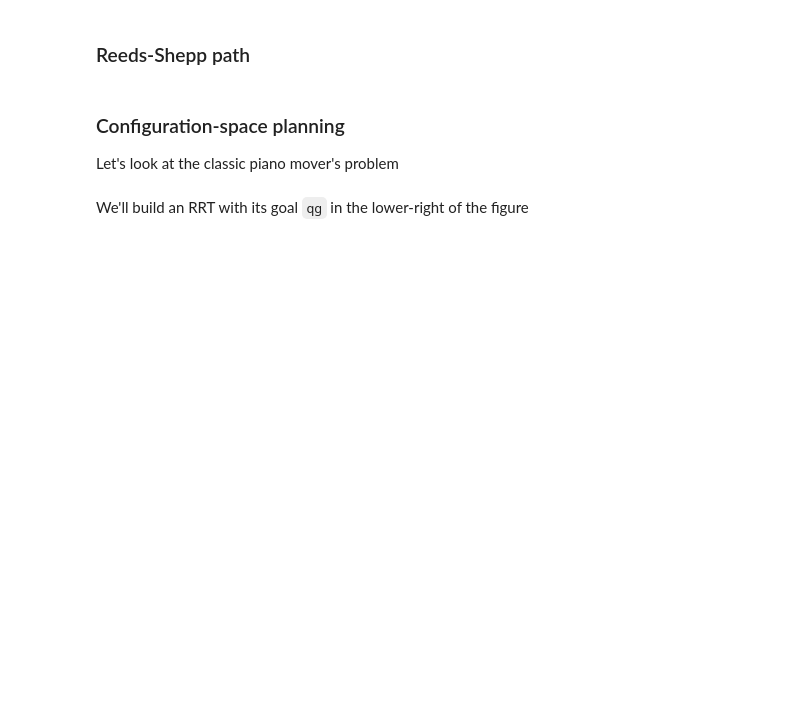
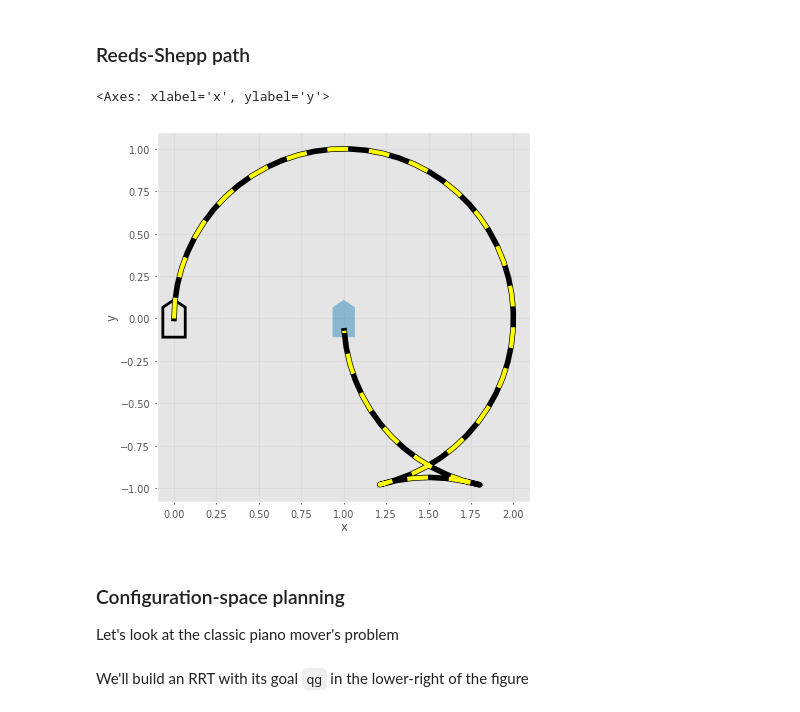
Before and after one commit to petercorke/ICRA2026-modern-software-tools, a Jupyter notebook: peter/jupyter-lite/content/robotics.ipynb, the cells around one changed output. Cells and saved outputs as stored; diff of their text form; code cells hidden in the pictures; blank space fills up the shorter version.

```diff
--- a/peter/jupyter-lite/content/robotics.ipynb
+++ b/peter/jupyter-lite/content/robotics.ipynb
@@ -125,10 +193,15 @@ dubins.plot(path)
 # %% [markdown]
 ### Reeds-Shepp path
 # %%
-rs = rtb.ReedsSheppPlanner(curvature=1)
+from roboticstoolbox import ReedsSheppPlanner
+
+rs = ReedsSheppPlanner(curvature=1)
 path, status = rs.query(qs, qg)
 
 rs.plot(path)
+# %% [output]
+<Axes: xlabel='x', ylabel='y'>
+[figure, added]
 # %% [markdown]
 ### Configuration-space planning
 
```
Also changed, not shown: parts of 49 cells of this notebook, 6 other files.
